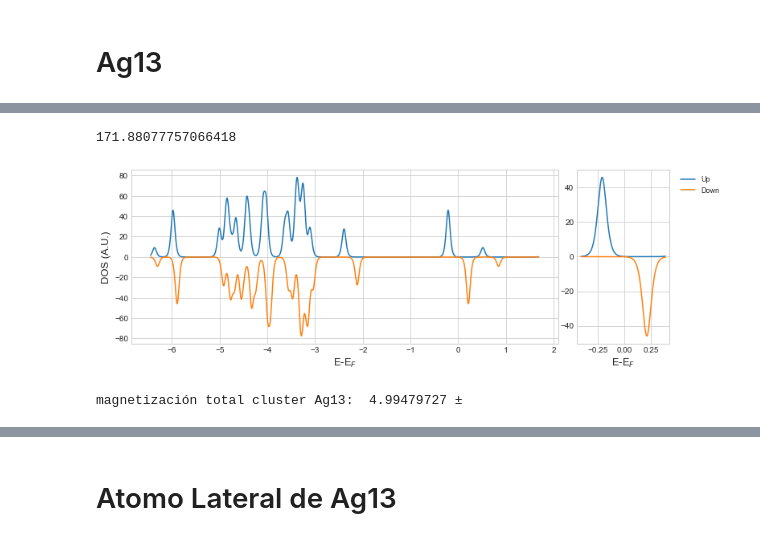
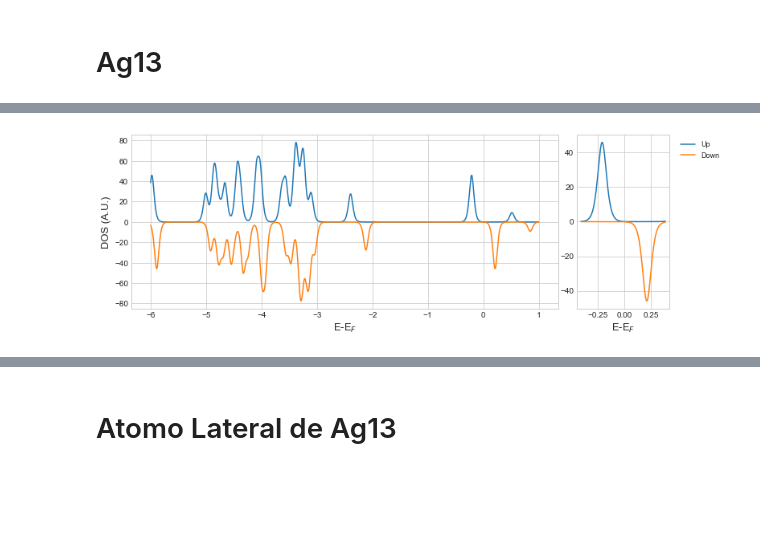
Before and after one commit to esjerome/quantumEspresso, a Jupyter notebook: Python/final_graficos.ipynb, the cells around one changed output, grey strips where cells are left out. Cells and saved outputs as stored; diff of their text form; code cells hidden in the pictures; blank space fills up the shorter version.

```diff
--- a/Python/final_graficos.ipynb
+++ b/Python/final_graficos.ipynb
@@ -5,3 +5,37 @@ plt.style.use('seaborn-whitegrid')
 import numpy as np
 from matplotlib import rc
 import pandas as pd
+# %%
+def grafico_cluster(nombre_archivo, e_fermi, cota_menor, cota_mayor):
+
+    mag = np.loadtxt(nombre_archivo)
+
+    #mag = mag[mag[:,0]<-2]
+
+    mag[:,0] = mag[:,0]-e_fermi
+
+    mag = mag[mag[:,0]<1]
+    mag = mag[mag[:,0]>-6]
+
+    fig = plt.figure()
+
+    ax0 = plt.subplot2grid((1, 5), (0, 0), colspan=4, label="Up")
+    ax1 = plt.subplot2grid((1, 5), (0, 4), colspan=1, label="Down")
+
+    ax0.set_xlabel(r"E-E$_{F}$",fontsize=13)
+    ax0.set_ylabel(r"DOS (A.U.)",fontsize=13)
+
+    ax0.plot(mag[:,0],mag[:,1])
+    ax0.plot(mag[:,0],-mag[:,2])
+
+    mag_ = mag[mag[:,0]<cota_mayor]
+    mag_ = mag_[mag_[:,0]>cota_menor]
+
+    ax1.plot(mag_[:,0],mag_[:,1], label="Up")
+    ax1.plot(mag_[:,0],-mag_[:,2],label="Down")
+
+    ax1.set_xlabel(r"E-E$_{F}$",fontsize=13)
+
+    plt.legend(loc='upper left', fontsize=9, bbox_to_anchor=(1.05, 1.0))
+    fig.set_size_inches(12, 4)
+    plt.show()
@@ -18,39 +134,4 @@ cd ag13/dos2
-# %%
-mag = np.loadtxt('ag13.dos')
-
-carga = (mag[:,1]*0.001+mag[:,2]*0.001).sum()
-print(carga)
-
-mag = mag[mag[:,0]<-2]
-
-mag[:,0] = mag[:,0]+3.688
-fig = plt.figure()
-
-ax0 = plt.subplot2grid((1, 5), (0, 0), colspan=4, label="Up")
-ax1 = plt.subplot2grid((1, 5), (0, 4), colspan=1, label="Down")
-
-ax0.set_xlabel(r"E-E$_{F}$",fontsize=13)
-ax0.set_ylabel(r"DOS (A.U.)",fontsize=13)
-
-ax0.plot(mag[:,0],mag[:,1])
-ax0.plot(mag[:,0],-mag[:,2])
-
-mag_ = mag[mag[:,0]<0.388]
-mag_ = mag_[mag_[:,0]>-0.412]
-
-ax1.plot(mag_[:,0],mag_[:,1], label="Up")
-ax1.plot(mag_[:,0],-mag_[:,2],label="Down")
-
-ax1.set_xlabel(r"E-E$_{F}$",fontsize=13)
-
-plt.legend(loc='upper left', fontsize=9, bbox_to_anchor=(1.05, 1.0))
-fig.set_size_inches(12, 4)
-plt.show()
-
-mag_ = mag_[mag_[:,0]<0]
-
-print('magnetización total cluster Ag13: ', mag_[:,1].sum()*0.001, '±' )
-# %% [output]
-171.88077757066418
-[figure, removed]
-magnetización total cluster Ag13:  4.99479727 ±
+# %%
+grafico_cluster('ag13.dos',-3.688,-0.412,0.388)
+# %% [output]
+[figure, added]
```
Also changed, not shown: parts of 37 cells of this notebook.
